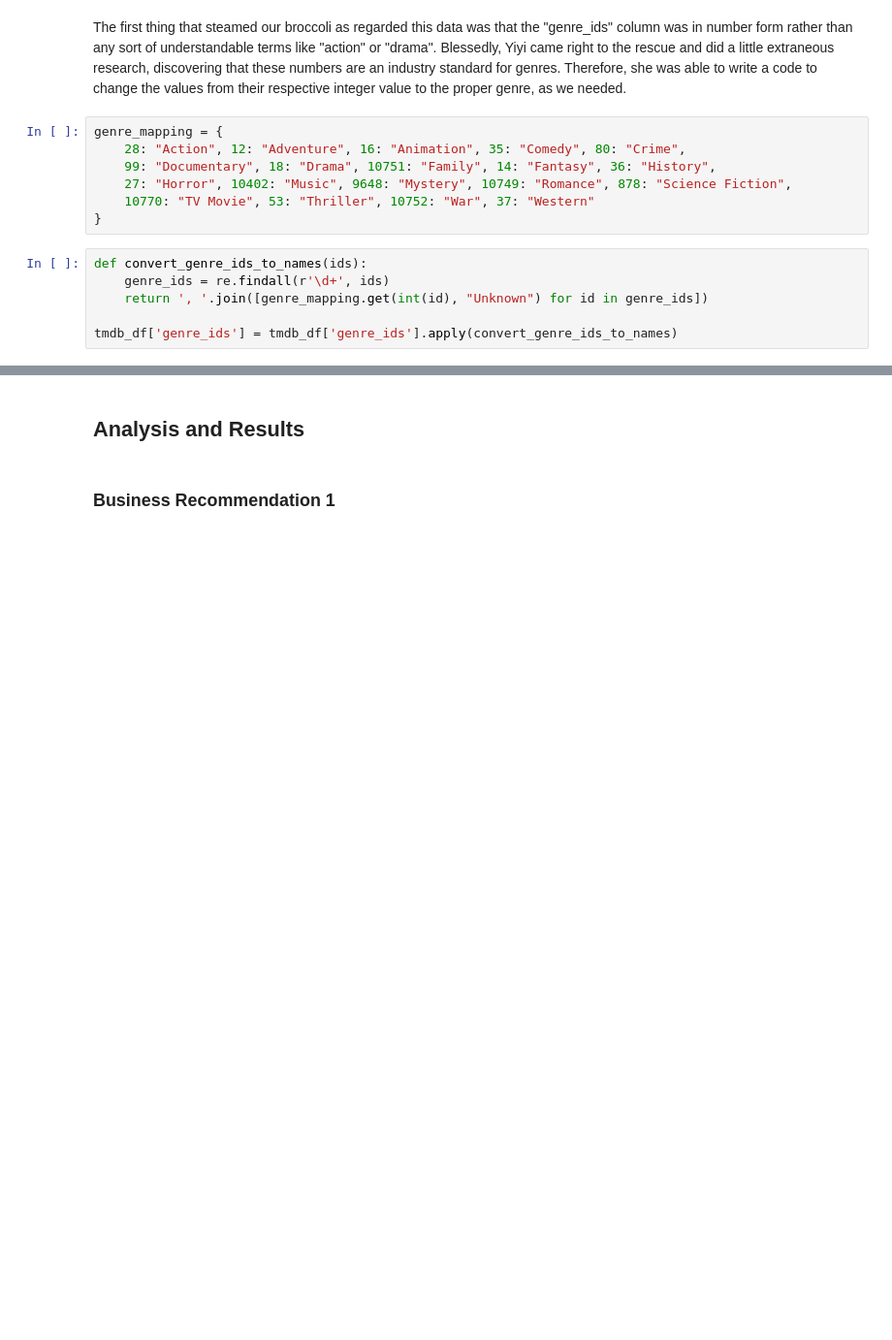
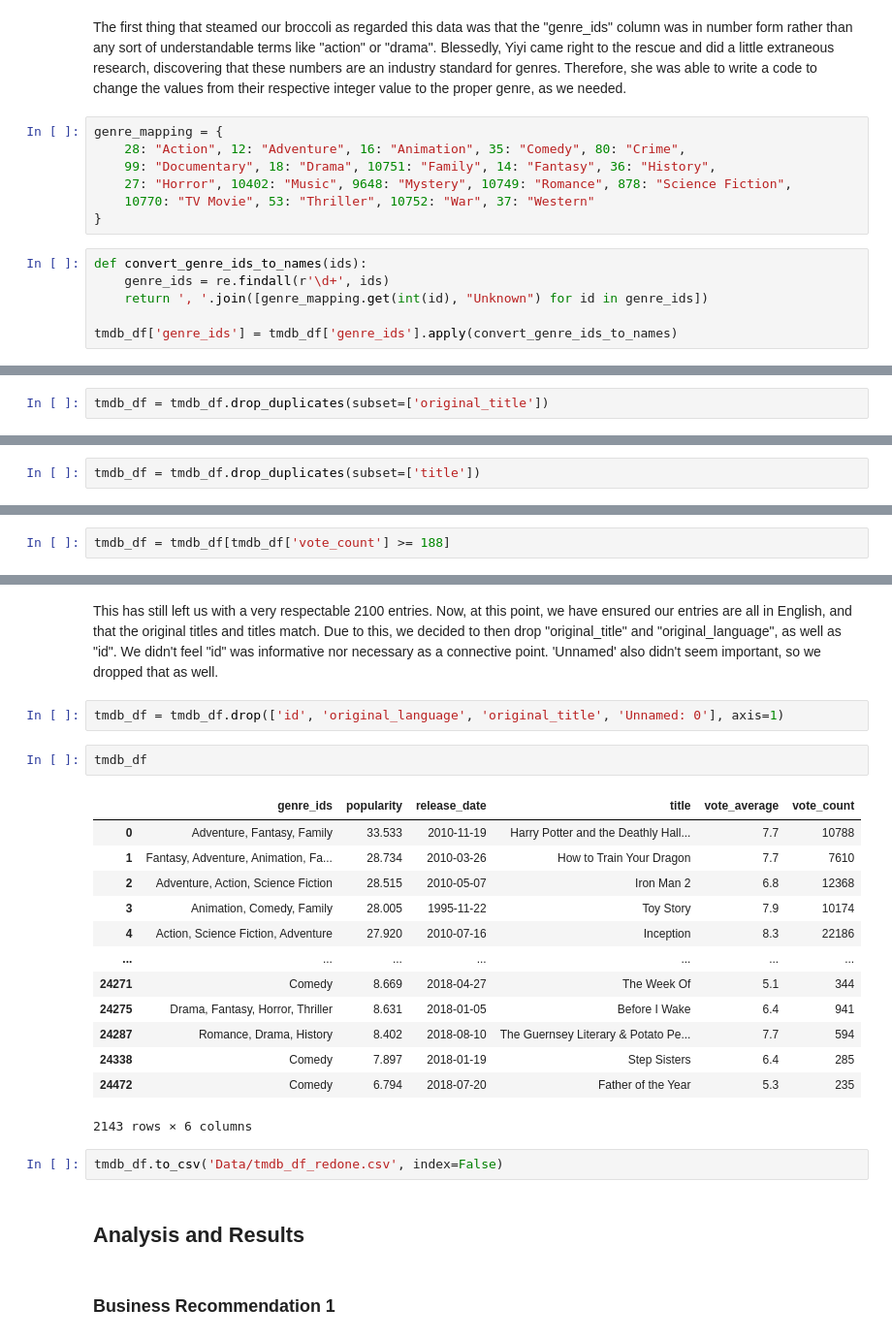
Before and after one commit to falloutb1tch/Movie_Project, a Jupyter notebook: Final.ipynb, the cells around one changed output, grey strips where cells are left out. Shown at 97% size. Cells and saved outputs as stored; diff of their text form; blank space fills up the shorter version.

```diff
--- a/Final.ipynb
+++ b/Final.ipynb
@@ -309,0 +334,2 @@ Lovely! Now, we have the genres in an understandable format that we can compare
+# %%
+tmdb_df = tmdb_df.drop_duplicates(subset=['original_title'])
@@ -309,0 +366,2 @@ Lovely! Now, we have the genres in an understandable format that we can compare
+# %%
+tmdb_df = tmdb_df.drop_duplicates(subset=['title'])
@@ -309,0 +421,2 @@ Lovely! Now, we have the genres in an understandable format that we can compare
+# %%
+tmdb_df = tmdb_df[tmdb_df['vote_count'] >= 188]
@@ -310,3 +443,25 @@ Lovely! Now, we have the genres in an understandable format that we can compare
+# %% [markdown]
+This has still left us with a very respectable 2100 entries. Now, at this point, we have ensured our entries are all in English, and that the original titles and titles match. Due to this, we decided to then drop "original_title" and "original_language", as well as "id". We didn't feel "id" was informative nor necessary as a connective point. 'Unnamed' also didn't seem important, so we dropped that as well.
+# %%
+tmdb_df = tmdb_df.drop(['id', 'original_language', 'original_title', 'Unnamed: 0'], axis=1)
+# %%
+tmdb_df
+# %% [output]
+|  | genre_ids | popularity | release_date | title | vote_average | vote_count |
+| 0 | Adventure, Fantasy, Family | 33.533 | 2010-11-19 | Harry Potter and the Deathly Hall... | 7.7 | 10788 |
+| 1 | Fantasy, Adventure, Animation, Fa... | 28.734 | 2010-03-26 | How to Train Your Dragon | 7.7 | 7610 |
+| 2 | Adventure, Action, Science Fiction | 28.515 | 2010-05-07 | Iron Man 2 | 6.8 | 12368 |
+| 3 | Animation, Comedy, Family | 28.005 | 1995-11-22 | Toy Story | 7.9 | 10174 |
+| 4 | Action, Science Fiction, Adventure | 27.920 | 2010-07-16 | Inception | 8.3 | 22186 |
+| ... | ... | ... | ... | ... | ... | ... |
+| 24271 | Comedy | 8.669 | 2018-04-27 | The Week Of | 5.1 | 344 |
+| 24275 | Drama, Fantasy, Horror, Thriller | 8.631 | 2018-01-05 | Before I Wake | 6.4 | 941 |
+| 24287 | Romance, Drama, History | 8.402 | 2018-08-10 | The Guernsey Literary & Potato Pe... | 7.7 | 594 |
+| 24338 | Comedy | 7.897 | 2018-01-19 | Step Sisters | 6.4 | 285 |
+| 24472 | Comedy | 6.794 | 2018-07-20 | Father of the Year | 5.3 | 235 |
+2143 rows × 6 columns
+# %%
+tmdb_df.to_csv('Data/tmdb_df_redone.csv', index=False)
 # %% [markdown]
 ## Analysis and Results
 # %% [markdown]
```
Also changed, not shown: parts of 14 cells of this notebook.
